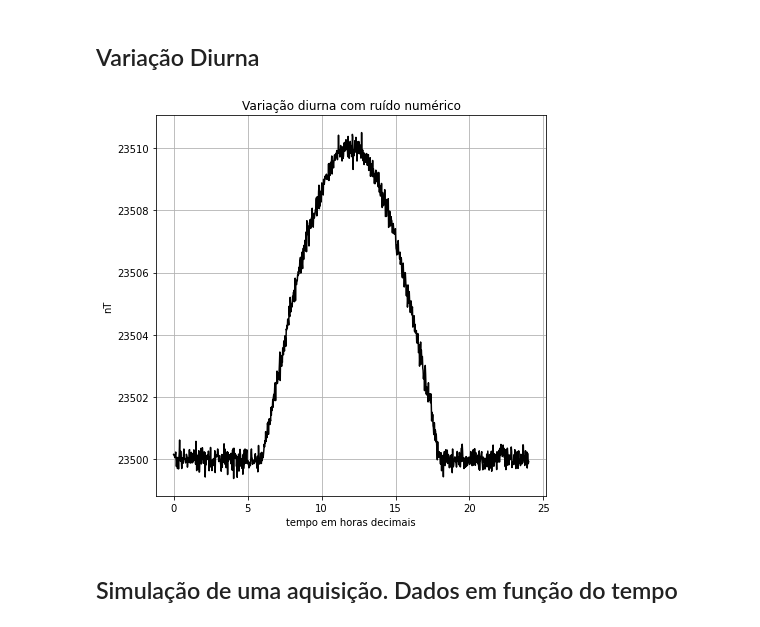
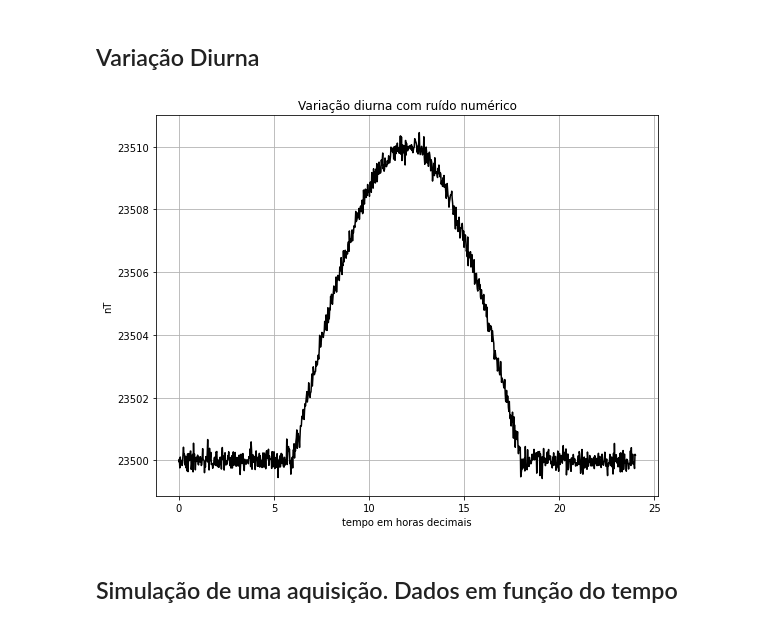
Before and after one commit to gdssouza/IGRF_n_diurnalVariation, a Jupyter notebook: variacao_diurna_sintetica.ipynb, the cells around one changed output. Saved outputs shown, nothing was run; the diff lists cells and outputs as text; code cells hidden in the pictures.

```diff
--- a/variacao_diurna_sintetica.ipynb
+++ b/variacao_diurna_sintetica.ipynb
@@ -309,15 +312,18 @@ for h in hora:
     B = variacaoDiurna(h,F,vB)
     B_diurno.append(B)
 # %%
-plt.figure(figsize=(7,7))
+plt.figure(figsize=(9,7))
 plt.plot(hora, B_diurno, 'k-',)
 plt.xlabel('tempo em horas decimais')
 plt.title("Variação diurna com ruído numérico")
 plt.grid()
 plt.ylabel('nT')
+
+plt.savefig("variacao.jpeg")
+
 plt.show()
 # %% [output]
-[figure, old version]
+[figure, new version]
 # %% [markdown]
 ## Simulação de uma aquisição. Dados em função do tempo
 # %%
```
Also changed, not shown: parts of 6 cells of this notebook.
